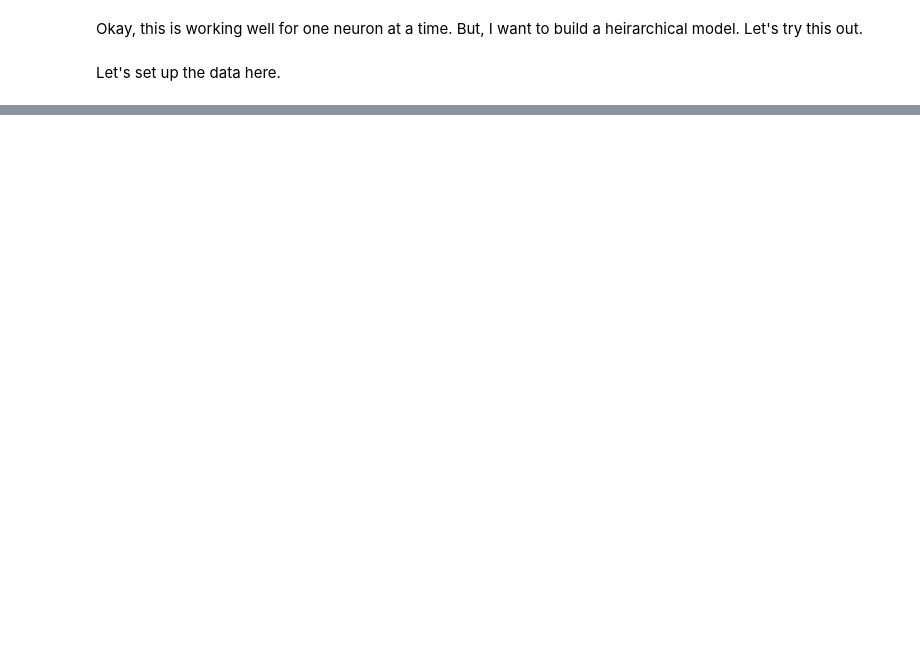
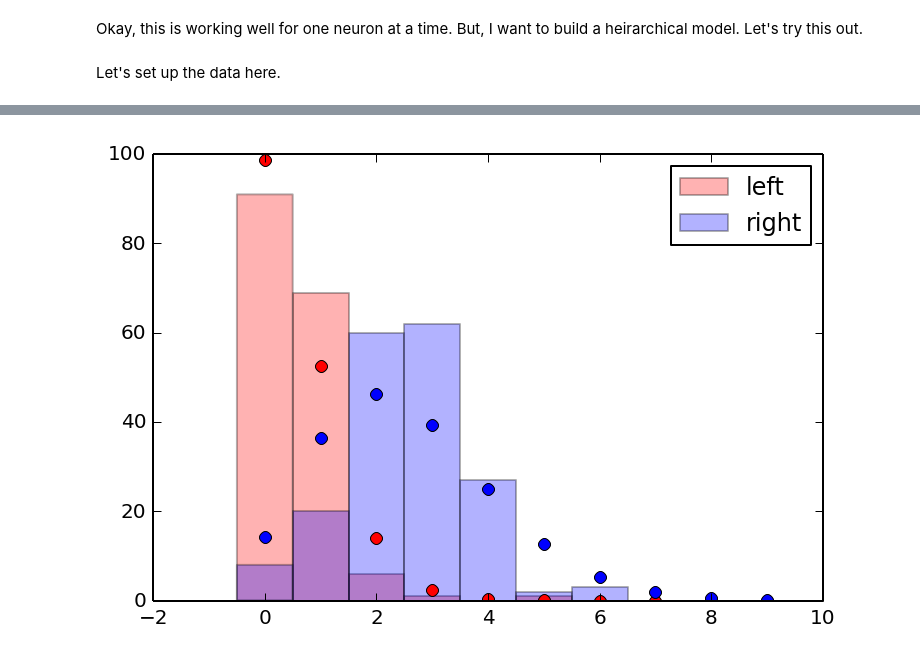
Before and after one commit to mcleonard/wm_paper, a Jupyter notebook: Goal selectivity.ipynb, the cells around one changed output, grey strips where cells are left out. Drawn from its saved outputs; the diff is of its cells as text; code cells hidden in the pictures; blank space fills up the shorter version.

```diff
--- a/Goal selectivity.ipynb
+++ b/Goal selectivity.ipynb
@@ -163,0 +219,17 @@ np.sum(ps >= 0.99)
+# %%
+fig, ax = plt.subplots()
+goals = spikes.groupby(['goal'])
+for goal, goal_data in goals:
+    _ = ax.hist(goal_data['spikes'].values, range=(0,10), bins=10, align='left',
+                label={my.LEFT:'left', my.RIGHT:'right'}[goal],
+                color={my.LEFT:'r', my.RIGHT:'b'}[goal],
+                alpha=0.3)
+poisson = sp.stats.poisson(trace['rate_left'].mean())
+plt.plot(poisson.pmf(np.arange(10))*goals.count().ix[my.LEFT].values, 'or')
+poisson = sp.stats.poisson(trace['rate_right'].mean())
+plt.plot(poisson.pmf(np.arange(10))*goals.count().ix[my.RIGHT].values, 'ob')
+p_selective = max((trace['delta'][500:]>0).mean(),
+                  (trace['delta'][500:]<=0).mean())
+leg = ax.legend()
+# %% [output]
+[figure, added]
```
Also changed, not shown: parts of 20 cells of this notebook.
